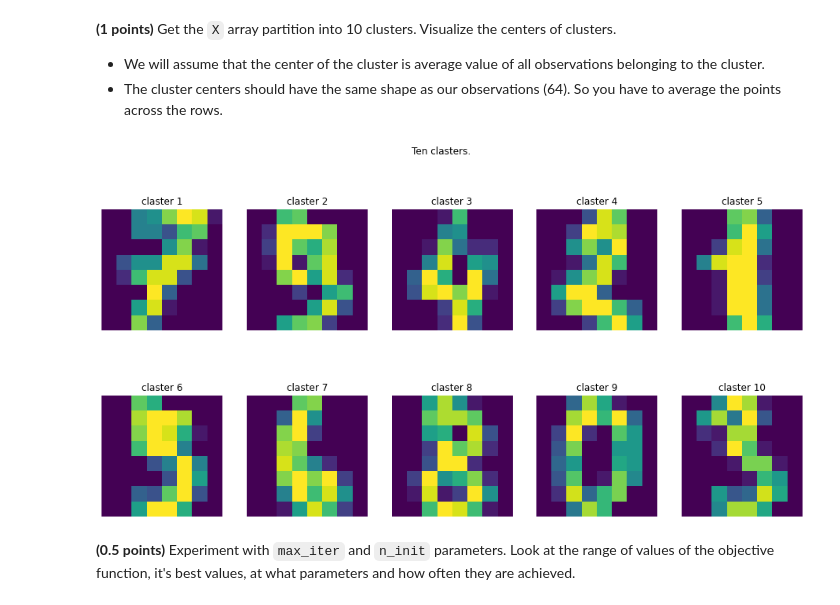
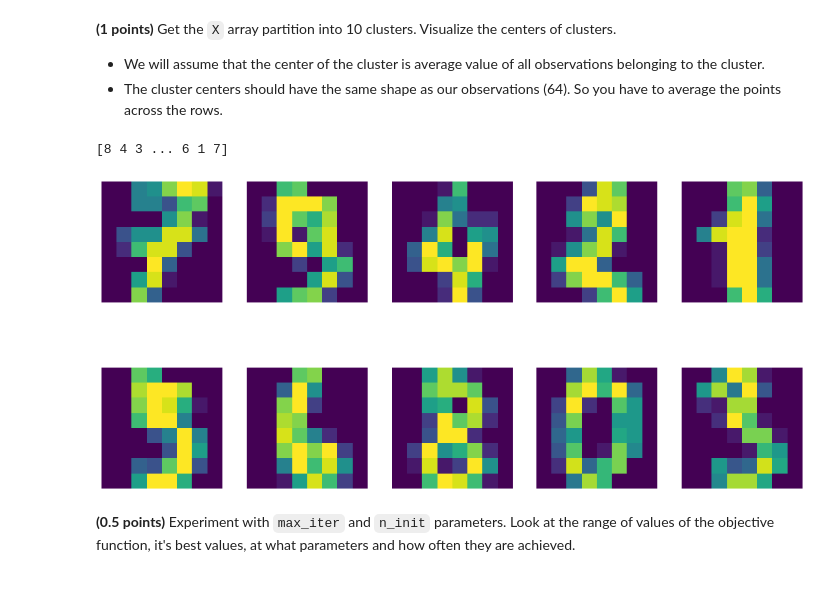
Before and after one commit to drnaida/rsschool-machine-learning-course, a Jupyter notebook: clustering.ipynb, the cells around one changed output. Saved outputs shown, nothing was run; the diff lists cells and outputs as text; code cells hidden in the pictures.

```diff
--- a/clustering.ipynb
+++ b/clustering.ipynb
@@ -112,8 +112,9 @@ class CustomKMeans:
                 nearest_clusters = self.calculate_distances_to_centroids(X, cluster_centers)
                 cluster_centers = self.update_centroids(X, np.argmin(nearest_clusters, axis=0))
             previous_l2_norm = current_l2_norm
-            current_l2_norm = np.linalg.norm(cluster_centers)**2
-
+#             current_l2_norm = np.linalg.norm(cluster_centers)**2
+            nearest_clusters = self.calculate_distances_to_centroids(X, cluster_centers)
+            current_l2_norm = np.linalg.norm(np.min(nearest_clusters, axis=1)**2)
             if current_l2_norm < previous_l2_norm:
                 self.cluster_centers_ = cluster_centers
         return self
@@ -143,18 +144,19 @@ custom_kmeans = CustomKMeans(n_clusters=10, max_iter=30, n_init=10, random_state
 custom_kmeans.fit(X)
 custom_kmeans_labels = custom_kmeans.predict(X)
 assert custom_kmeans_labels.shape == (1797,)
+print(custom_kmeans_labels)
+# %% [output]
+[8 4 3 ... 6 1 7]
 # %%
 f, ax = plt.subplots(2,5,figsize=(16,8))
 count = 0
 for i in range(2):
     for j in range(5):
         ax[i, j].imshow(custom_kmeans.cluster_centers_[count].reshape(8,8))
-        ax[i, j].set_title(f"claster {count+1}")
         ax[i, j].axis('off')
         count += 1
-plt.suptitle("Ten clasters.")
 plt.show()
 # %% [output]
-[figure, old version]
+[figure, new version]
 # %% [markdown]
 **(0.5 points)** Experiment with `max_iter` and `n_init` parameters. Look at the range of values of the objective function, it's best values, at what parameters and how often they are achieved.
```
Also changed, not shown: parts of 7 cells of this notebook.
